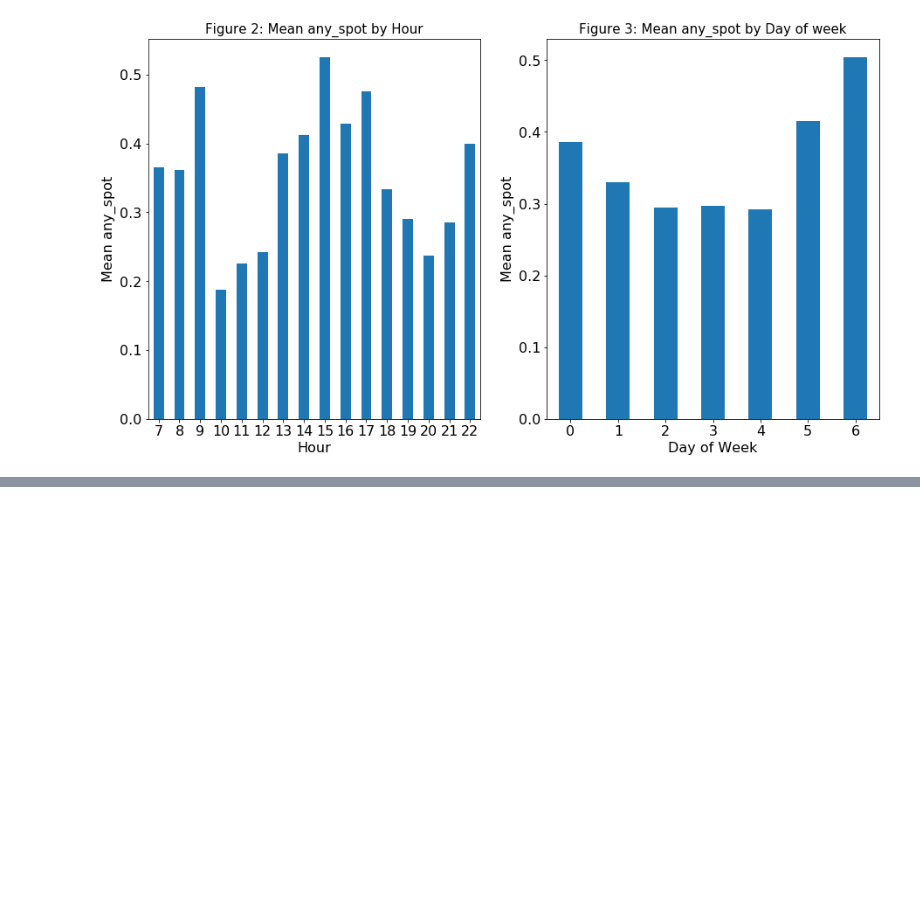
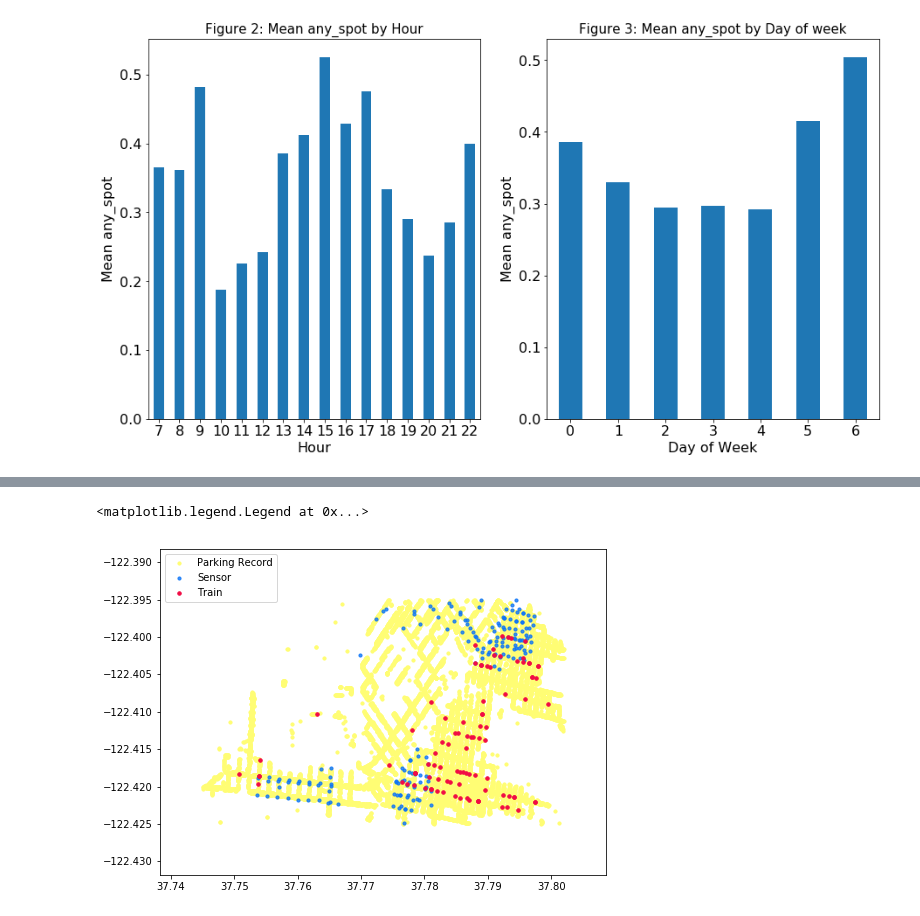
Before and after one commit to dyan10/SF-Parking-prediction-for-Parknav, a Jupyter notebook: Features/EDA.ipynb, the cells around one changed output, grey strips where cells are left out. Cells and saved outputs as stored; diff of their text form; code cells hidden in the pictures; blank space fills up the shorter version.

```diff
--- a/Features/EDA.ipynb
+++ b/Features/EDA.ipynb
@@ -66,0 +116,19 @@ plt.title('Figure 3: Mean any_spot by Day of week', fontsize = 15)
+# %%
+#Setting a limit to where we want to see these data
+lat_min = 37.745
+lat_max = 37.802
+lng_min = -122.425
+lng_max = -122.395
+# %%
+park_filter = park_latlng[(park_latlng.lat>=lat_min) & (park_latlng.lat <= lat_max) &(park_latlng.lng>=lng_min) & (park_latlng.lng <= lng_max)]
+# %%
+sensor_filter = sensor_latlng[(sensor_latlng.lat>=lat_min) & (sensor_latlng.lat <= lat_max) &(sensor_latlng.lng>=lng_min) & (sensor_latlng.lng <= lng_max)]
+# %%
+plt.figure(figsize = (8,6))
+plt.scatter(park_filter.lat,park_filter.lng,c = '#fffd74',alpha=1, s=10)
+plt.scatter(sensor_filter.lat,sensor_filter.lng,c = '#0d75f8',alpha=0.8, s=10)
+plt.scatter(train_latlng.lat,train_latlng.lng,c = '#f10c45',alpha=1, s=12)
+plt.legend(['Parking Record','Sensor','Train'])
+# %% [output]
+<matplotlib.legend.Legend at 0x...>
+[figure, added]
```
Also changed, not shown: parts of 31 cells of this notebook.
